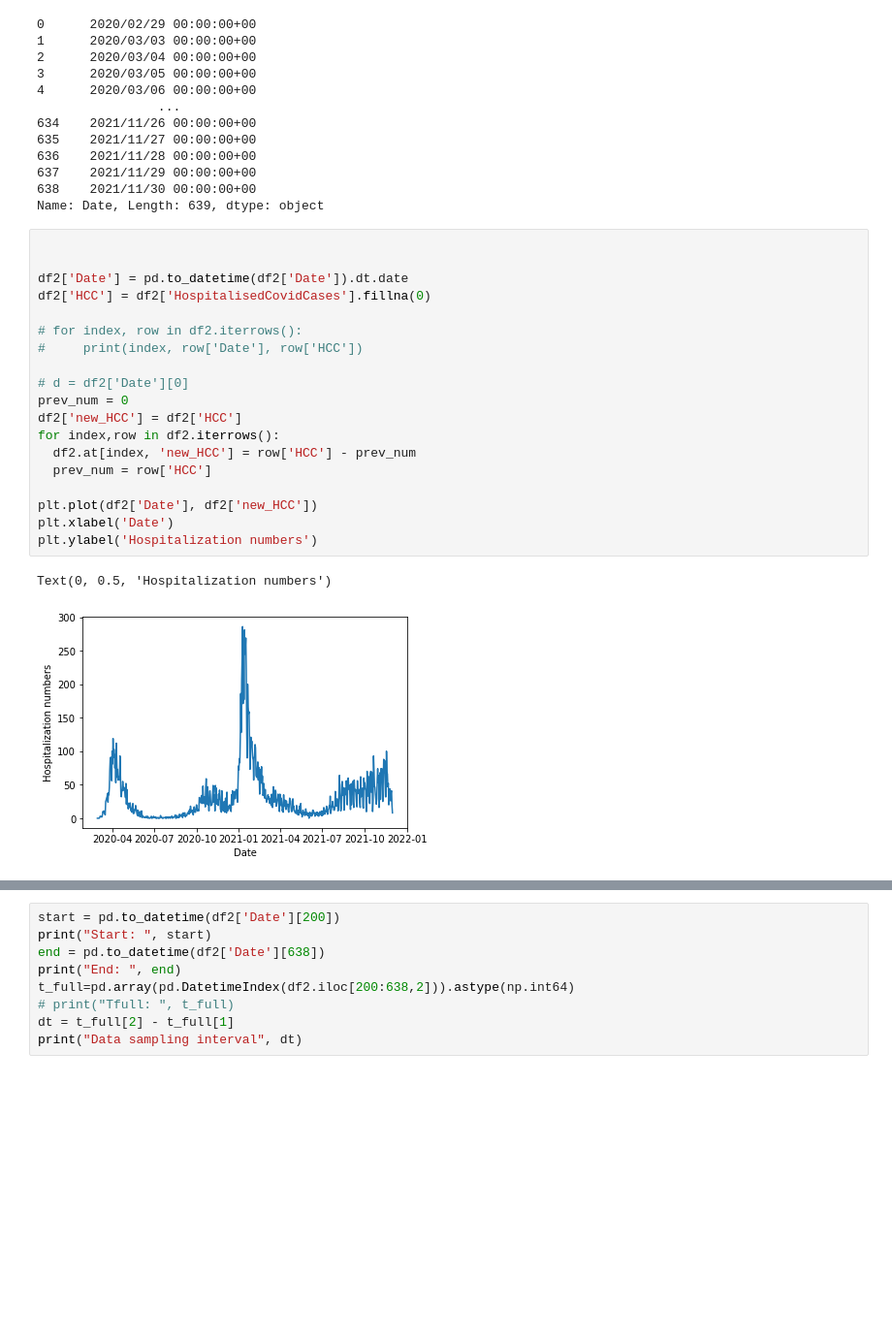
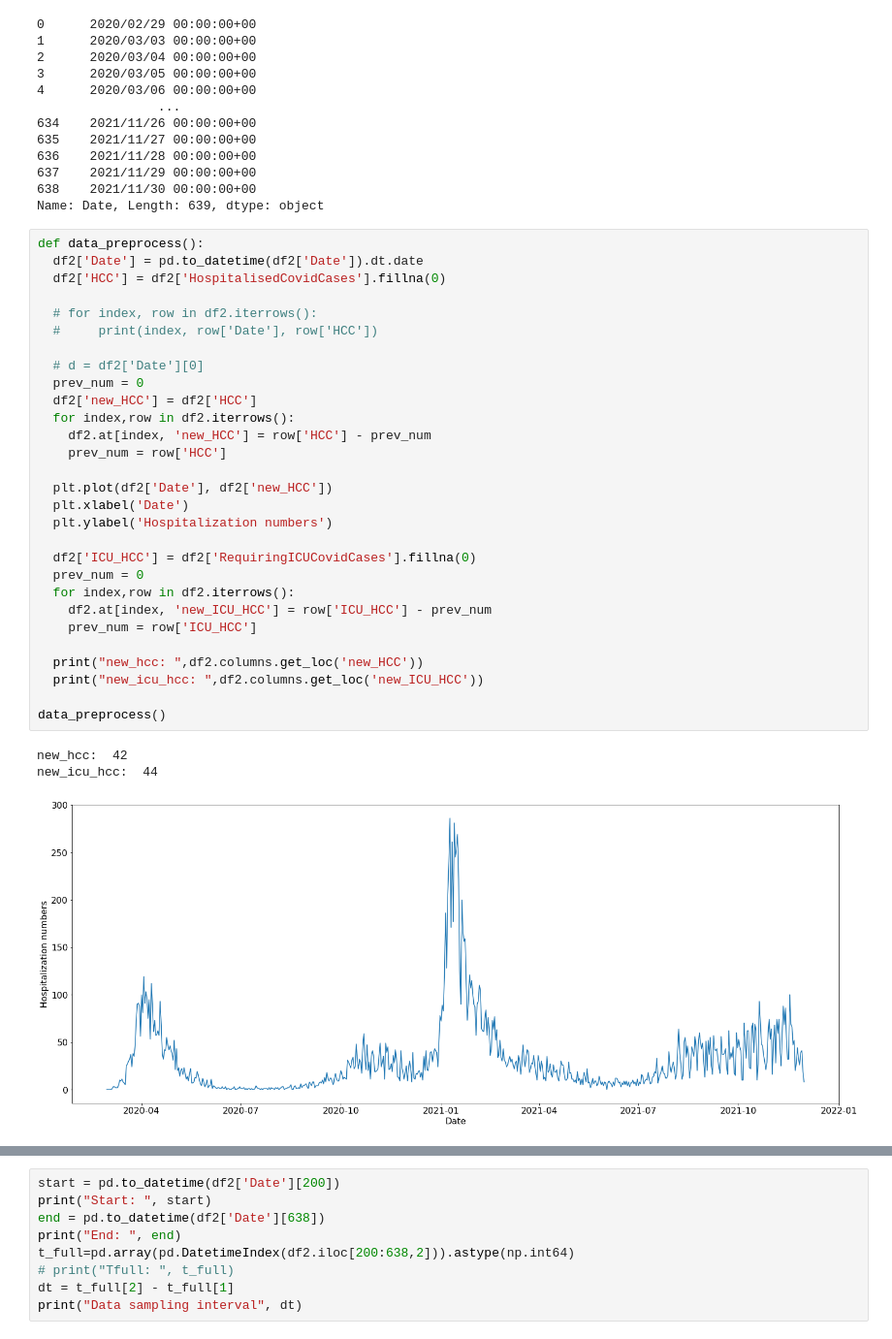
Before and after one commit to Vindhya07/ML_Covid_TimeSeries, a Jupyter notebook: Covid_timeseries.ipynb, the cells around one changed output, grey strips where cells are left out. Shown at 97% size. Cells and saved outputs as stored; diff of their text form; blank space fills up the shorter version.

Commit message:
Multivariate - icu + hosp, data_preprocess fn, feature_selection fn

```diff
--- a/Covid_timeseries.ipynb
+++ b/Covid_timeseries.ipynb
@@ -58,27 +67,38 @@ print(df2['Date'])
 638    2021/11/30 00:00:00+00
 Name: Date, Length: 639, dtype: object
 # %%
+def data_preprocess():
+  df2['Date'] = pd.to_datetime(df2['Date']).dt.date
+  df2['HCC'] = df2['HospitalisedCovidCases'].fillna(0)
 
+  # for index, row in df2.iterrows():
+  #     print(index, row['Date'], row['HCC'])
 
-df2['Date'] = pd.to_datetime(df2['Date']).dt.date
-df2['HCC'] = df2['HospitalisedCovidCases'].fillna(0)
+  # d = df2['Date'][0]
+  prev_num = 0
+  df2['new_HCC'] = df2['HCC']
+  for index,row in df2.iterrows():
+    df2.at[index, 'new_HCC'] = row['HCC'] - prev_num
+    prev_num = row['HCC']
 
-# for index, row in df2.iterrows():
-#     print(index, row['Date'], row['HCC'])
+  plt.plot(df2['Date'], df2['new_HCC'])
+  plt.xlabel('Date')
+  plt.ylabel('Hospitalization numbers')
 
-# d = df2['Date'][0]
-prev_num = 0
-df2['new_HCC'] = df2['HCC']
-for index,row in df2.iterrows():
-  df2.at[index, 'new_HCC'] = row['HCC'] - prev_num
-  prev_num = row['HCC']
+  df2['ICU_HCC'] = df2['RequiringICUCovidCases'].fillna(0)
+  prev_num = 0
+  for index,row in df2.iterrows():
+    df2.at[index, 'new_ICU_HCC'] = row['ICU_HCC'] - prev_num
+    prev_num = row['ICU_HCC']
 
-plt.plot(df2['Date'], df2['new_HCC'])
-plt.xlabel('Date')
-plt.ylabel('Hospitalization numbers')
+  print("new_hcc: ",df2.columns.get_loc('new_HCC'))
+  print("new_icu_hcc: ",df2.columns.get_loc('new_ICU_HCC'))
+
+data_preprocess()
 # %% [output]
-Text(0, 0.5, 'Hospitalization numbers')
+new_hcc:  42
+new_icu_hcc:  44
-[figure, old version]
+[figure, new version]
 # %%
 # i_range = []
 # for i in range(293,400):
```
Also changed, not shown: parts of 23 cells of this notebook, 1 other file.
